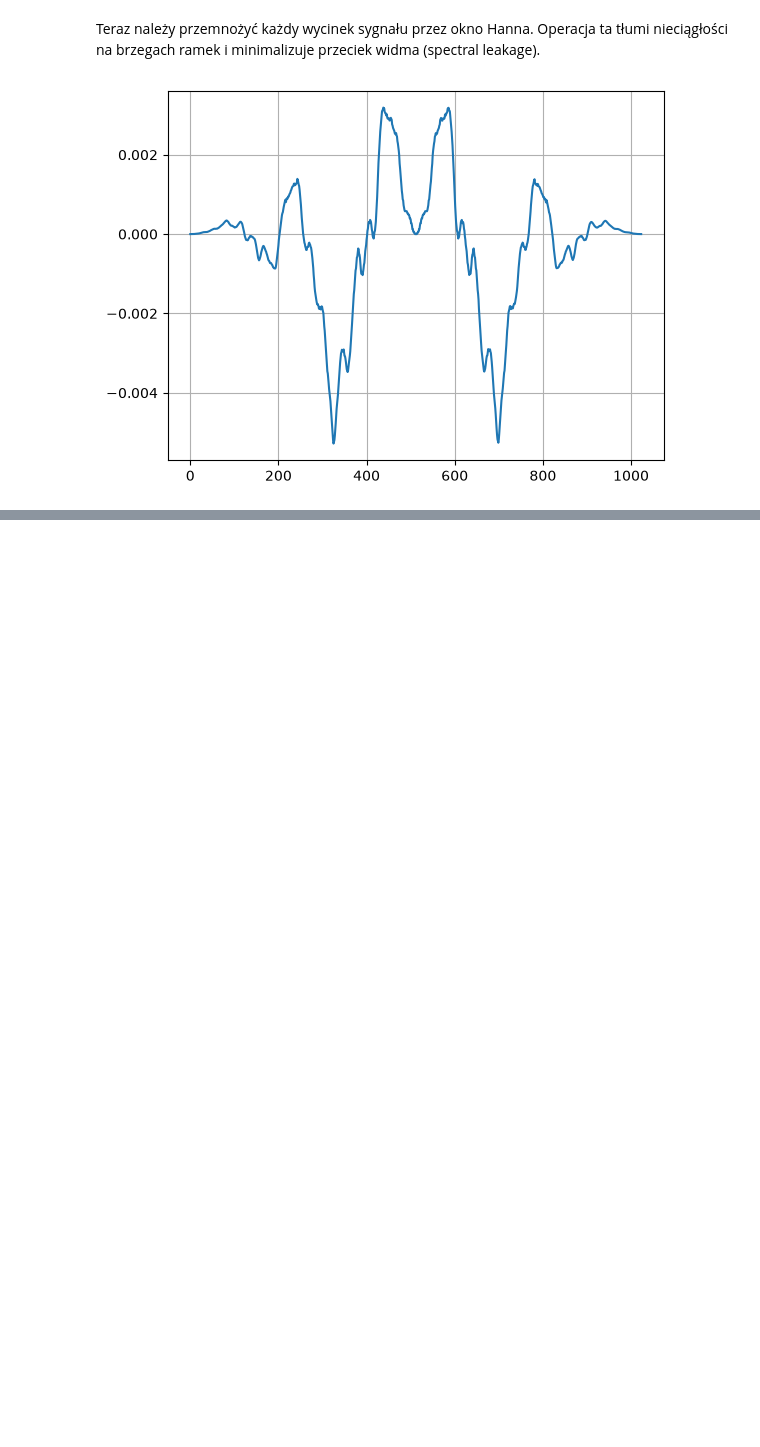
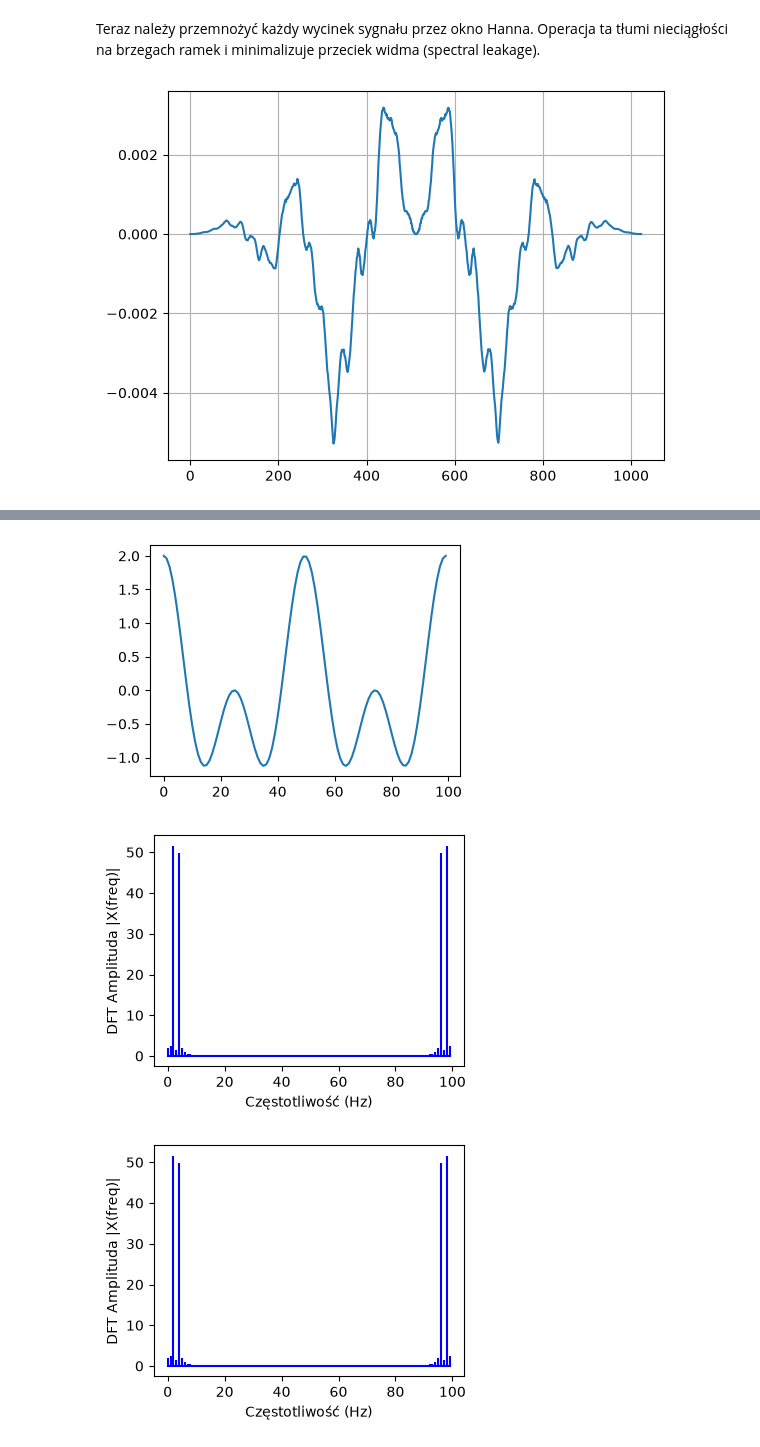
Before and after one commit to DawidSkowronski/PyTorch-Projects, a Jupyter notebook: MelSpectrogram_Implementation/mel_spect.ipynb, the cells around one changed output, grey strips where cells are left out. Saved outputs shown, nothing was run; the diff lists cells and outputs as text; code cells hidden in the pictures; blank space fills up the shorter version.

```diff
--- a/MelSpectrogram_Implementation/mel_spect.ipynb
+++ b/MelSpectrogram_Implementation/mel_spect.ipynb
@@ -267,0 +376,37 @@ Transformata Fouriera rozkłada sygnał na sumę funkcji $\sin$ i $\cos$
+# %%
+x = np.linspace(0, 1, 100)
+a = np.cos(x*8*np.pi)
+b = np.cos(x*4*np.pi)
+c = 2*np.sin(x*2*np.pi) * 0
+out = a + b + c
+plt.figure(figsize = (4, 3))
+plt.plot(out)
+plt.show()
+
+
+dft_out = DFT(out)
+dft_build_in = np.fft.fft(out)
+
+N = len(dft_out)
+n = np.arange(N)
+T = N/100
+freq = n/T
+
+
+plt.figure(figsize = (4, 3))
+plt.stem(freq, abs(dft_out), 'b', \
+         markerfmt=" ", basefmt="-b")
+plt.xlabel('Częstotliwość (Hz)')
+plt.ylabel('DFT Amplituda |X(freq)|')
+plt.show()
+
+plt.figure(figsize = (4, 3))
+plt.stem(freq, abs(dft_build_in), 'b', \
+         markerfmt=" ", basefmt="-b")
+plt.xlabel('Częstotliwość (Hz)')
+plt.ylabel('DFT Amplituda |X(freq)|')
+plt.show()
+# %% [output]
+[figure, added]
+[figure, added]
+[figure, added]
```
Also changed, not shown: parts of 16 cells of this notebook.
